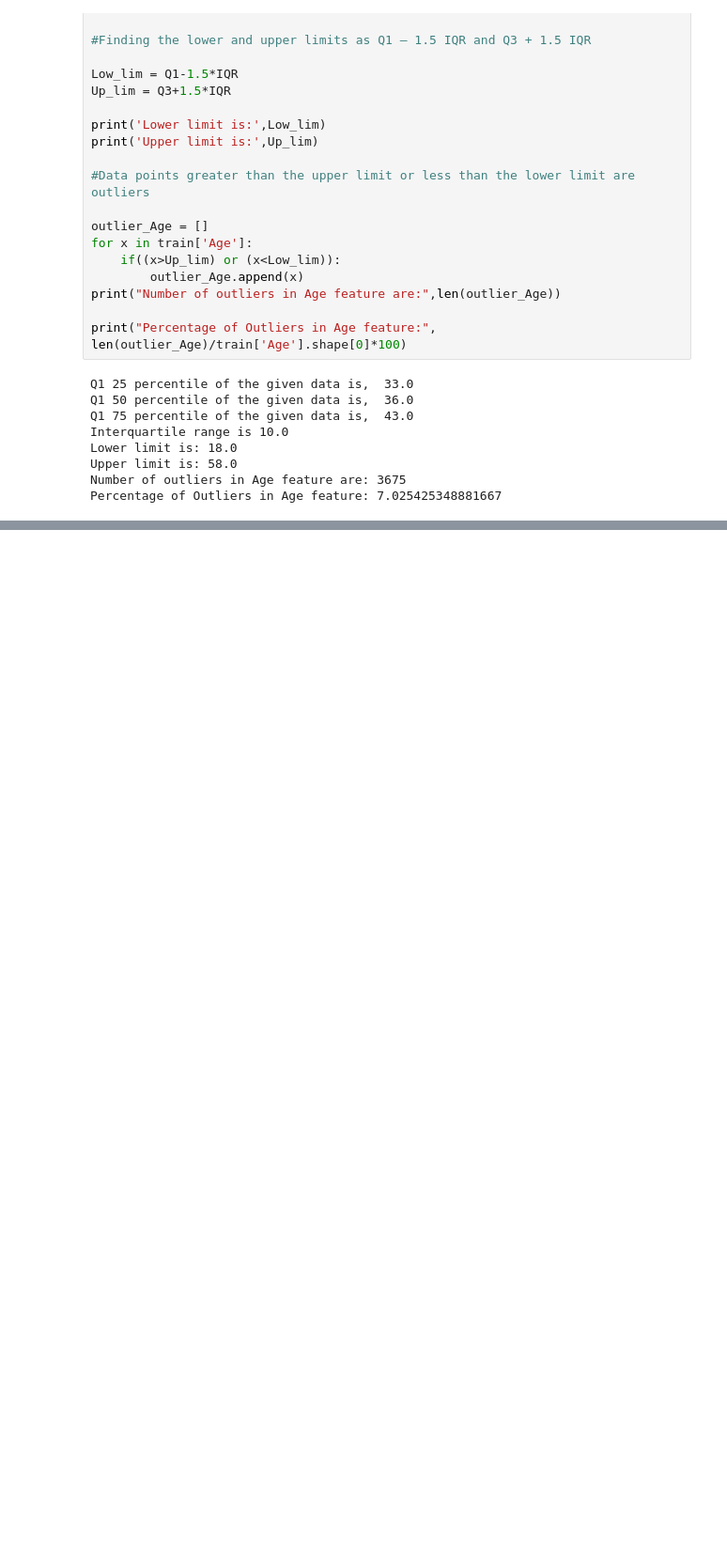
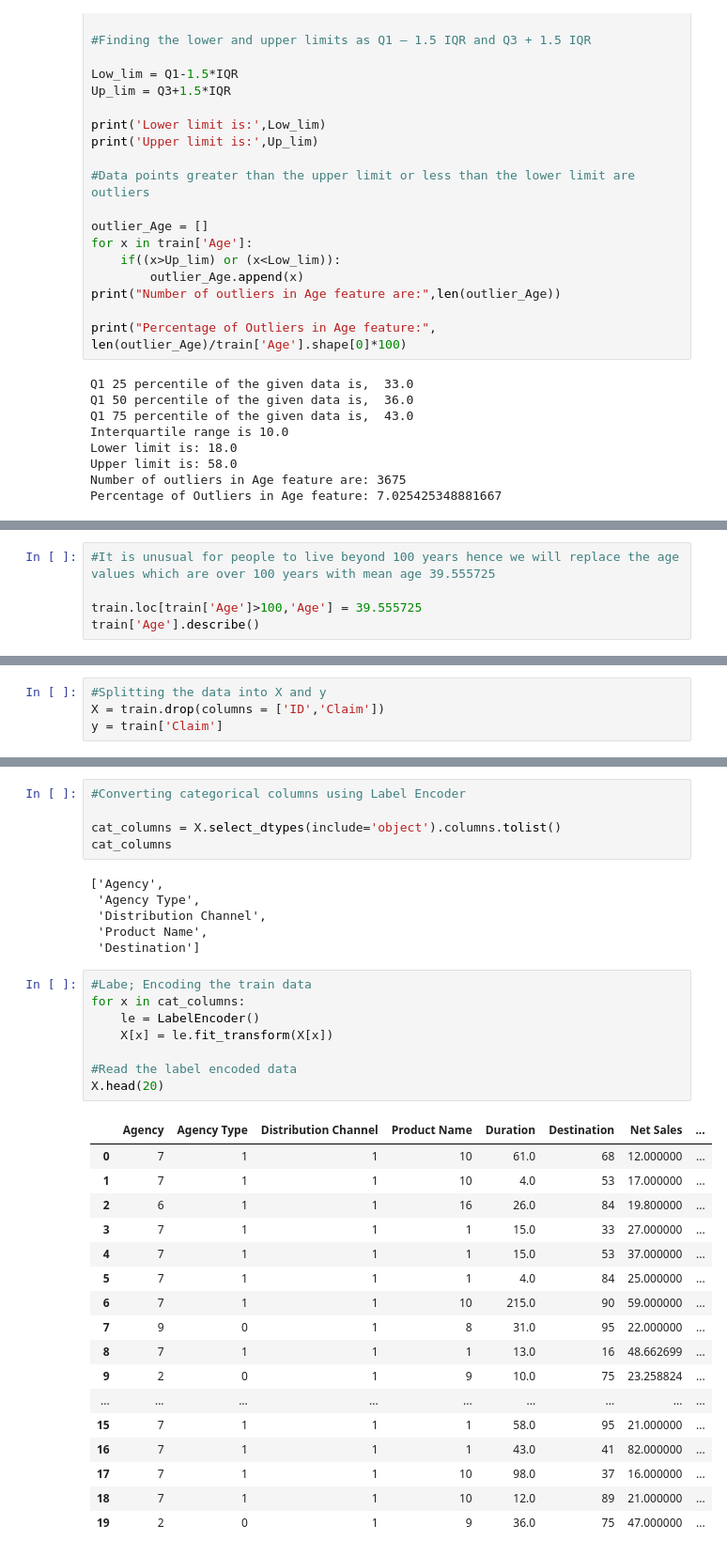
Before and after one commit to Tinya10/Hackathon, a Jupyter notebook: Will They Claim It.ipynb, the cells around one changed output, grey strips where cells are left out. Shown: that part at 94% size. Drawn from its saved outputs; the diff is of its cells as text; blank space fills up the shorter version.

```diff
--- a/Will They Claim It.ipynb
+++ b/Will They Claim It.ipynb
@@ -526,0 +598,5 @@ Percentage of Outliers in Age feature: 7.025425348881667
+# %%
+#It is unusual for people to live beyond 100 years hence we will replace the age values which are over 100 years with mean age 39.555725
+
+train.loc[train['Age']>100,'Age'] = 39.555725
+train['Age'].describe()
@@ -526,0 +613,4 @@ Percentage of Outliers in Age feature: 7.025425348881667
+# %%
+#Splitting the data into X and y
+X = train.drop(columns = ['ID','Claim'])
+y = train['Claim']
@@ -526,0 +645,37 @@ Percentage of Outliers in Age feature: 7.025425348881667
+# %%
+#Converting categorical columns using Label Encoder
+
+cat_columns = X.select_dtypes(include='object').columns.tolist()
+cat_columns
+# %% [output]
+['Agency',
+ 'Agency Type',
+ 'Distribution Channel',
+ 'Product Name',
+ 'Destination']
+# %%
+#Labe; Encoding the train data
+for x in cat_columns:
+    le = LabelEncoder()
+    X[x] = le.fit_transform(X[x])
+
+#Read the label encoded data
+X.head(20)
+# %% [output]
+|  | Agency | Agency Type | Distribution Channel | Product Name | Duration | Destination | Net Sales | ... |
+| 0 | 7 | 1 | 1 | 10 | 61.0 | 68 | 12.000000 | ... |
+| 1 | 7 | 1 | 1 | 10 | 4.0 | 53 | 17.000000 | ... |
+| 2 | 6 | 1 | 1 | 16 | 26.0 | 84 | 19.800000 | ... |
+| 3 | 7 | 1 | 1 | 1 | 15.0 | 33 | 27.000000 | ... |
+| 4 | 7 | 1 | 1 | 1 | 15.0 | 53 | 37.000000 | ... |
+| 5 | 7 | 1 | 1 | 1 | 4.0 | 84 | 25.000000 | ... |
+| 6 | 7 | 1 | 1 | 10 | 215.0 | 90 | 59.000000 | ... |
+| 7 | 9 | 0 | 1 | 8 | 31.0 | 95 | 22.000000 | ... |
+| 8 | 7 | 1 | 1 | 1 | 13.0 | 16 | 48.662699 | ... |
+| 9 | 2 | 0 | 1 | 9 | 10.0 | 75 | 23.258824 | ... |
+| ... | ... | ... | ... | ... | ... | ... | ... | ... |
+| 15 | 7 | 1 | 1 | 1 | 58.0 | 95 | 21.000000 | ... |
+| 16 | 7 | 1 | 1 | 1 | 43.0 | 41 | 82.000000 | ... |
+| 17 | 7 | 1 | 1 | 10 | 98.0 | 37 | 16.000000 | ... |
+| 18 | 7 | 1 | 1 | 10 | 12.0 | 89 | 21.000000 | ... |
+| 19 | 2 | 0 | 1 | 9 | 36.0 | 75 | 47.000000 | ... |
```
Also changed, not shown: parts of 9 cells of this notebook.
